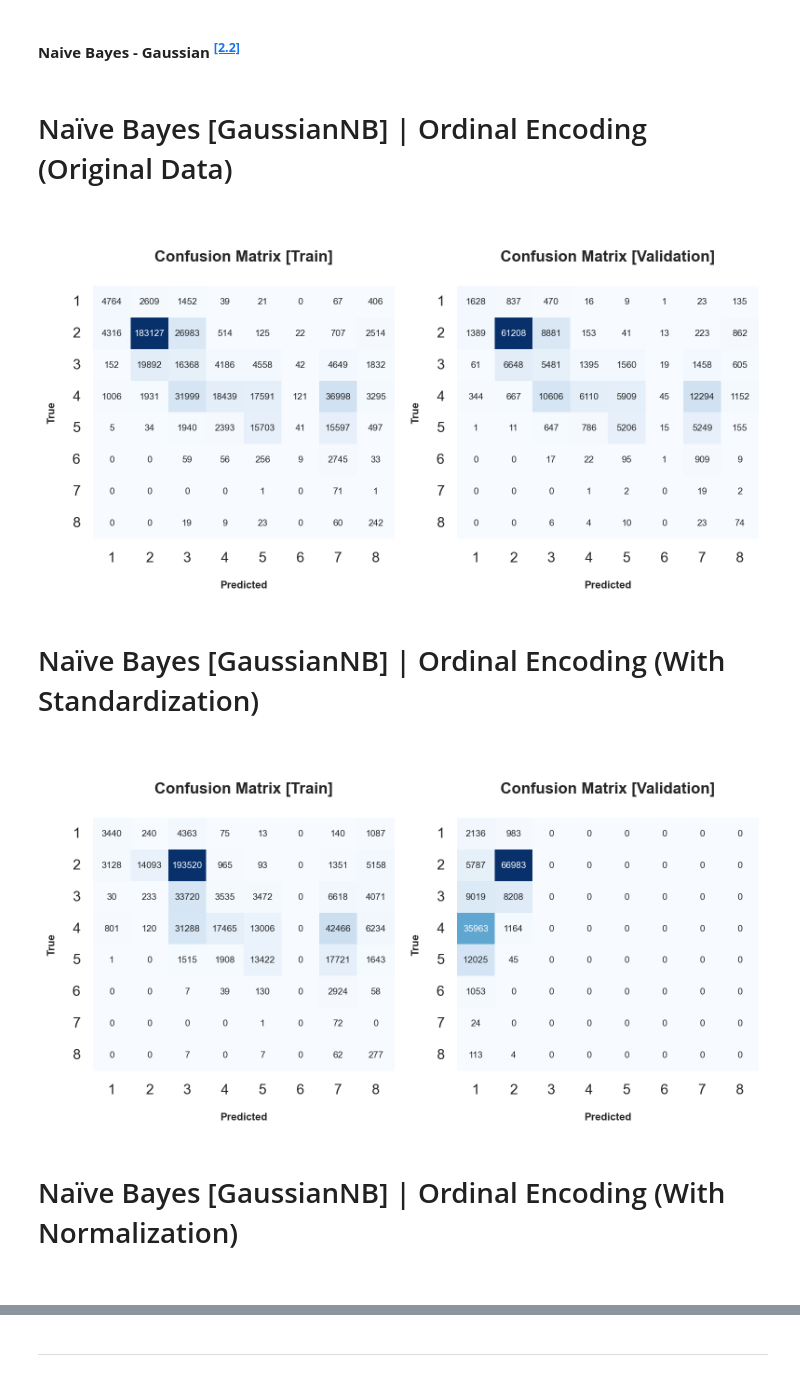
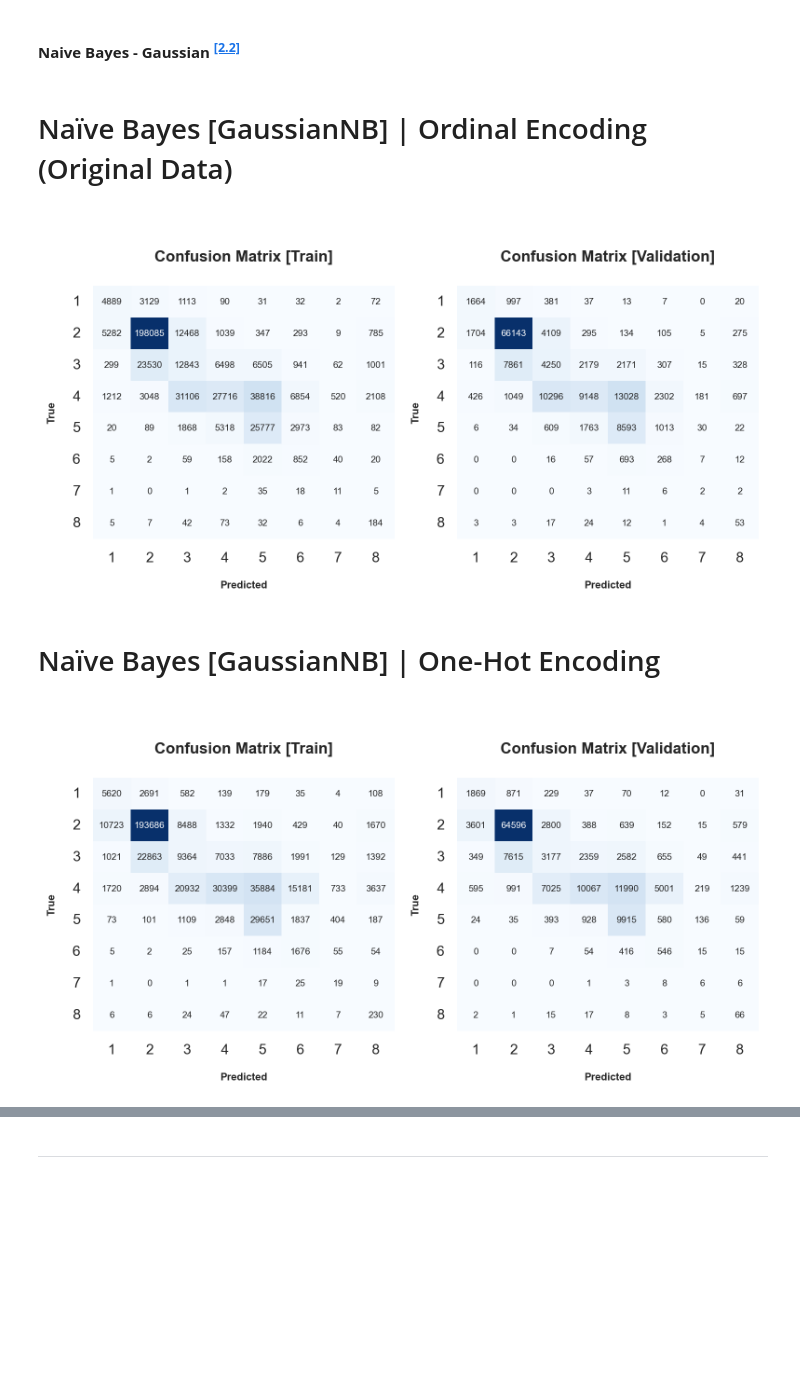
Before and after one commit to Silvestre17/ML_24.25_Project_Group33, a Jupyter notebook: 3_Modeling&Evaluation_MLProject_Group33.ipynb, the cells around one changed output, grey strips where cells are left out. Drawn from its saved outputs; the diff is of its cells as text; code cells hidden in the pictures; blank space fills up the shorter version.

Commit message:
Fix Naive Bayes

```diff
--- a/3_Modeling&Evaluation_MLProject_Group33.ipynb
+++ b/3_Modeling&Evaluation_MLProject_Group33.ipynb
@@ -720,36 +656,23 @@ gnb_ohe_pred_val_proba = gnb_ohe.predict_proba(X_val_ohe)
 # %%
 # Classification Metrics & Confusion Matrix
 classification_metrics('Naïve Bayes [GaussianNB] | Ordinal Encoding (Original Data)', gnb_cv_ord,
                        y_train, gnb_ord_pred_train, gnb_ord_pred_train_proba,
                        y_val, gnb_ord_pred_val, gnb_ord_pred_val_proba, classification_report=False)
-
-classification_metrics('Naïve Bayes [GaussianNB] | Ordinal Encoding (With Standardization)', gnb_cv_ord_std,
-                        y_train, gnb_ord_std_pred_train, gnb_ord_std_pred_train_proba,
-                        y_val, gnb_ord_std_pred_val, gnb_ord_std_pred_val_proba, classification_report=False)
-
-classification_metrics('Naïve Bayes [GaussianNB] | Ordinal Encoding (With Normalization)', gnb_cv_ord_norm,
-                        y_train, gnb_ord_norm_pred_train, gnb_ord_norm_pred_train_proba,
-                        y_val, gnb_ord_norm_pred_val, gnb_ord_norm_pred_val_proba, classification_report=False)
-
-classification_metrics('Naïve Bayes [GaussianNB] | Ordinal Encoding (With Log Transformation)', gnb_cv_ord_log,
-                        y_train, gnb_ord_log_pred_train, gnb_ord_log_pred_train_proba,
-                        y_val, gnb_ord_log_pred_val, gnb_ord_log_pred_val_proba, classification_report=False)
 
 classification_metrics('Naïve Bayes [GaussianNB] | One-Hot Encoding', gnb_cv_ohe,
                         y_train, gnb_ohe_pred_train, gnb_ohe_pred_train_proba,
                         y_val, gnb_ohe_pred_val, gnb_ohe_pred_val_proba, classification_report=False)
 
 # Dataframe with the results of the models
 df_results_train = pd.DataFrame(models_results_train).T
 df_results_val = pd.DataFrame(models_results_val).T
 
 # Display the results
-display_side_by_side(df_results_train[10:], df_results_val[10:],
+display_side_by_side(df_results_train[7:], df_results_val[7:],
                      titles=['Training Set', 'Validation Set'],
                      super_title='Results of the Naïve Bayes [GaussianNB] Model')
 # %% [output]
 Naïve Bayes [GaussianNB] | Ordinal Encoding (Original Data)
-[figure, old version]
+[figure, new version]
-Naïve Bayes [GaussianNB] | Ordinal Encoding (With Standardization)
+Naïve Bayes [GaussianNB] | One-Hot Encoding
-[figure, old version]
+[figure, new version]
-Naïve Bayes [GaussianNB] | Ordinal Encoding (With Normalization)
```
Also changed, not shown: parts of 15 cells of this notebook.
